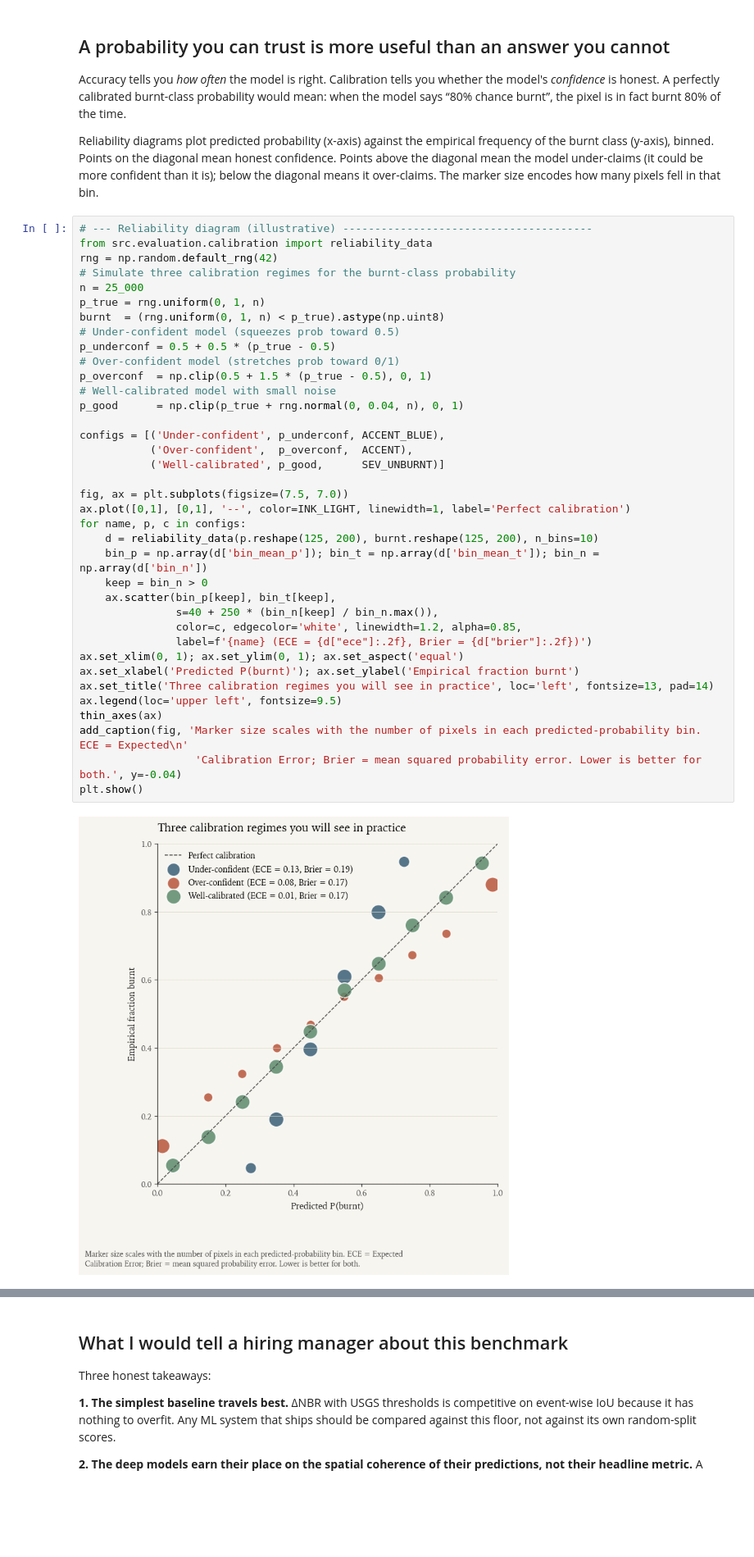
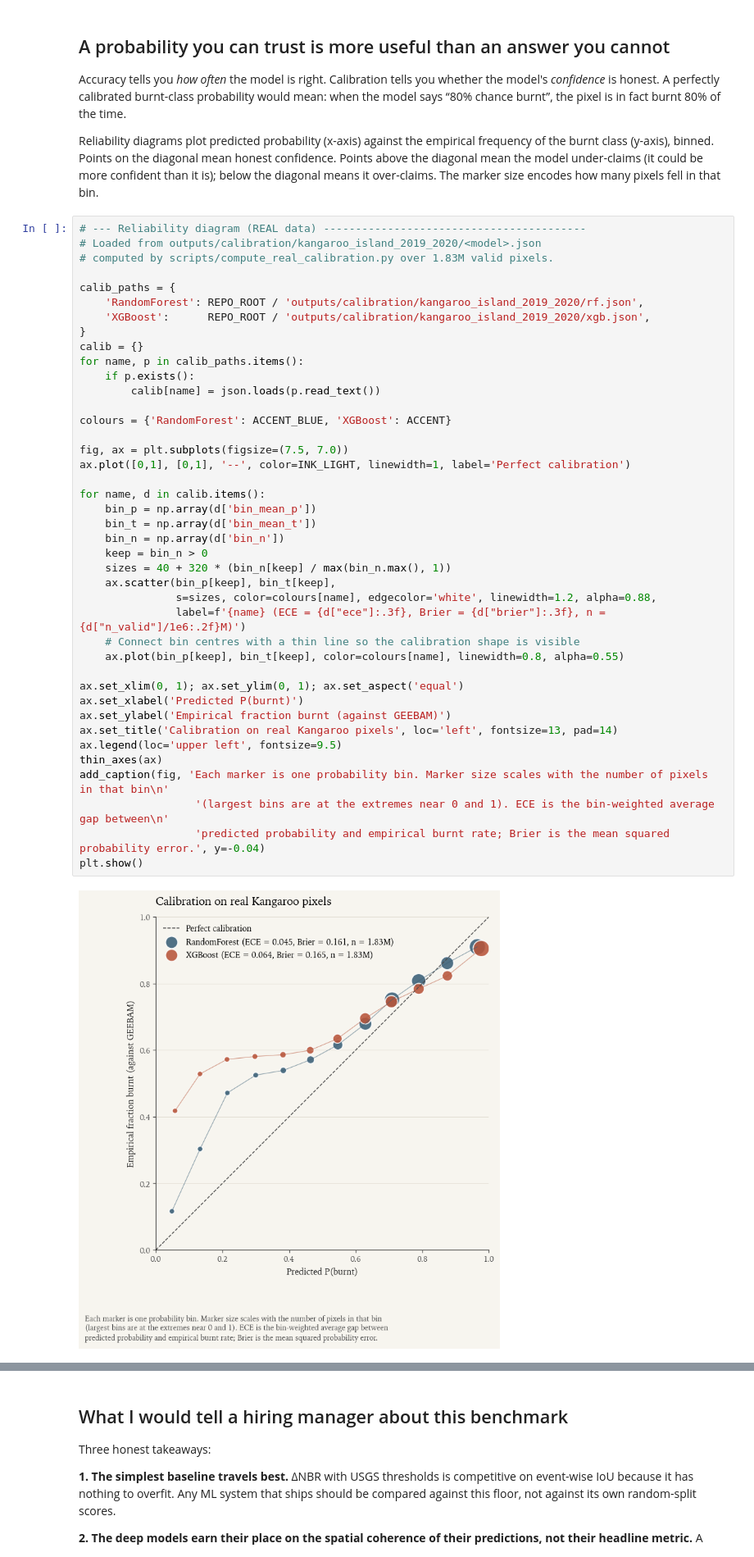
Before and after one commit to Ahmad-Jaradat-Space/bushfire-burn-severity-mapper, a Jupyter notebook: notebooks/burn_severity_story.ipynb, the cells around one changed output, grey strips where cells are left out. Shown at 82% size. Saved outputs shown, nothing was run; the diff lists cells and outputs as text; blank space fills up the shorter version.

```diff
--- a/notebooks/burn_severity_story.ipynb
+++ b/notebooks/burn_severity_story.ipynb
@@ -400,42 +400,46 @@ Accuracy tells you *how often* the model is right. Calibration tells you whether
 
 Reliability diagrams plot predicted probability (x-axis) against the empirical frequency of the burnt class (y-axis), binned. Points on the diagonal mean honest confidence. Points above the diagonal mean the model under-claims (it could be more confident than it is); below the diagonal means it over-claims. The marker size encodes how many pixels fell in that bin.
 # %%
-# --- Reliability diagram (illustrative) ---------------------------------------
-from src.evaluation.calibration import reliability_data
-rng = np.random.default_rng(42)
-# Simulate three calibration regimes for the burnt-class probability
-n = 25_000
-p_true = rng.uniform(0, 1, n)
-burnt  = (rng.uniform(0, 1, n) < p_true).astype(np.uint8)
-# Under-confident model (squeezes prob toward 0.5)
-p_underconf = 0.5 + 0.5 * (p_true - 0.5)
-# Over-confident model (stretches prob toward 0/1)
-p_overconf  = np.clip(0.5 + 1.5 * (p_true - 0.5), 0, 1)
-# Well-calibrated model with small noise
-p_good      = np.clip(p_true + rng.normal(0, 0.04, n), 0, 1)
+# --- Reliability diagram (REAL data) -----------------------------------------
+# Loaded from outputs/calibration/kangaroo_island_2019_2020/<model>.json
+# computed by scripts/compute_real_calibration.py over 1.83M valid pixels.
 
-configs = [('Under-confident', p_underconf, ACCENT_BLUE),
-           ('Over-confident',  p_overconf,  ACCENT),
-           ('Well-calibrated', p_good,      SEV_UNBURNT)]
+calib_paths = {
+    'RandomForest': REPO_ROOT / 'outputs/calibration/kangaroo_island_2019_2020/rf.json',
+    'XGBoost':      REPO_ROOT / 'outputs/calibration/kangaroo_island_2019_2020/xgb.json',
+}
+calib = {}
+for name, p in calib_paths.items():
+    if p.exists():
+        calib[name] = json.loads(p.read_text())
+
+colours = {'RandomForest': ACCENT_BLUE, 'XGBoost': ACCENT}
 
 fig, ax = plt.subplots(figsize=(7.5, 7.0))
 ax.plot([0,1], [0,1], '--', color=INK_LIGHT, linewidth=1, label='Perfect calibration')
-for name, p, c in configs:
-    d = reliability_data(p.reshape(125, 200), burnt.reshape(125, 200), n_bins=10)
-    bin_p = np.array(d['bin_mean_p']); bin_t = np.array(d['bin_mean_t']); bin_n = np.array(d['bin_n'])
+
+for name, d in calib.items():
+    bin_p = np.array(d['bin_mean_p'])
+    bin_t = np.array(d['bin_mean_t'])
+    bin_n = np.array(d['bin_n'])
     keep = bin_n > 0
+    sizes = 40 + 320 * (bin_n[keep] / max(bin_n.max(), 1))
     ax.scatter(bin_p[keep], bin_t[keep],
-               s=40 + 250 * (bin_n[keep] / bin_n.max()),
-               color=c, edgecolor='white', linewidth=1.2, alpha=0.85,
-               label=f'{name} (ECE = {d["ece"]:.2f}, Brier = {d["brier"]:.2f})')
+               s=sizes, color=colours[name], edgecolor='white', linewidth=1.2, alpha=0.88,
+               label=f'{name} (ECE = {d["ece"]:.3f}, Brier = {d["brier"]:.3f}, n = {d["n_valid"]/1e6:.2f}M)')
+    # Connect bin centres with a thin line so the calibration shape is visible
+    ax.plot(bin_p[keep], bin_t[keep], color=colours[name], linewidth=0.8, alpha=0.55)
+
 ax.set_xlim(0, 1); ax.set_ylim(0, 1); ax.set_aspect('equal')
-ax.set_xlabel('Predicted P(burnt)'); ax.set_ylabel('Empirical fraction burnt')
-ax.set_title('Three calibration regimes you will see in practice', loc='left', fontsize=13, pad=14)
+ax.set_xlabel('Predicted P(burnt)')
+ax.set_ylabel('Empirical fraction burnt (against GEEBAM)')
+ax.set_title('Calibration on real Kangaroo pixels', loc='left', fontsize=13, pad=14)
 ax.legend(loc='upper left', fontsize=9.5)
 thin_axes(ax)
-add_caption(fig, 'Marker size scales with the number of pixels in each predicted-probability bin. ECE = Expected\n'
-                  'Calibration Error; Brier = mean squared probability error. Lower is better for both.', y=-0.04)
+add_caption(fig, 'Each marker is one probability bin. Marker size scales with the number of pixels in that bin\n'
+                  '(largest bins are at the extremes near 0 and 1). ECE is the bin-weighted average gap between\n'
+                  'predicted probability and empirical burnt rate; Brier is the mean squared probability error.', y=-0.04)
 plt.show()
 # %% [output]
-[figure, old version]
+[figure, new version]
 # %% [markdown]
```
Also changed, not shown: parts of 1 cell of this notebook, 2 other files.
